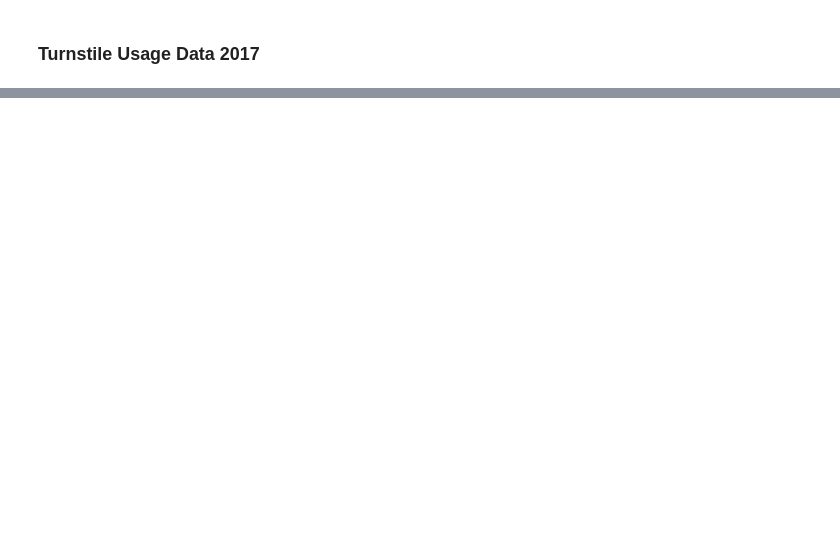
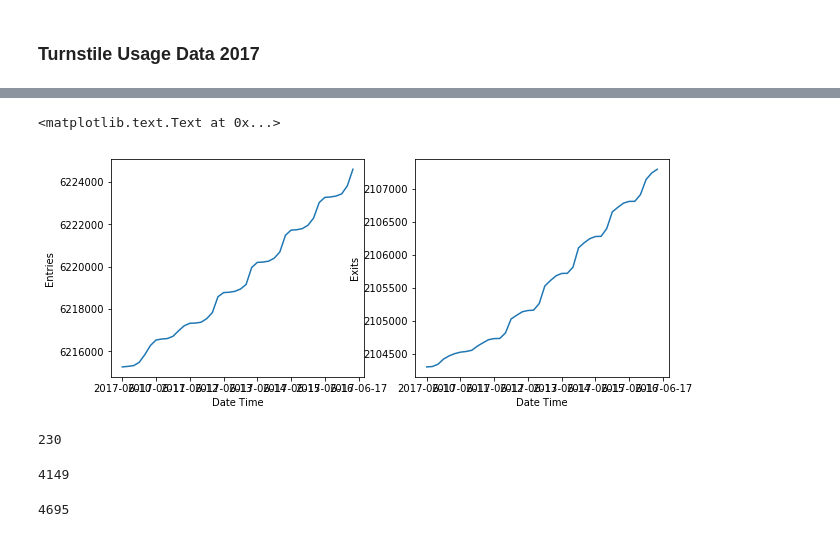
Before and after one commit to everling-prime/benson, a Jupyter notebook: exploration_ML.ipynb, the cells around one changed output, grey strips where cells are left out. Saved outputs shown, nothing was run; the diff lists cells and outputs as text; code cells hidden in the pictures; blank space fills up the shorter version.

Commit message:
Modified exploration_ML.m. Now has multi-level indexing. Broke  down data into individual meters, such that diffs can be calculated, and data re-aggragated.

```diff
--- a/exploration_ML.ipynb
+++ b/exploration_ML.ipynb
@@ -79,7 +79,8 @@ nyc_entr_exit.sample(5)
 # %%
 ### Turnstile Usage Data: 2017
 # State of New York — Data file contains information on entry/exit register values for individual control areas.
+nyc_turnstile_2017 = pd.read_csv('turnstile_data/turnstile_170617.txt')
 #nyc_turnstile_2017 = pd.read_csv("https://data.ny.gov/api/views/v5y5-mwpb/rows.csv")
-nyc_turnstile_2017 = pd.read_csv('turnstile_data/Turnstile_Usage_Data__2017.csv')
+#nyc_turnstile_2017 = pd.read_csv('turnstile_data/Turnstile_Usage_Data__2017.csv')
 # %%
-nyc_turnstile_2017 = nyc_turnstile_2017.iloc[0:round(np.shape(nyc_turnstile_2017)[0])]
+#nyc_turnstile_2017 = nyc_turnstile_2017.iloc[0:round(np.shape(nyc_turnstile_2017)[0])]
@@ -88,0 +87,14 @@ nyc_turnstile_2017 = make_standard_names(nyc_turnstile_2017)
+# %%
+nyc_turnstile_2017 = clean_cols(nyc_turnstile_2017)
+nyc_turnstile_2017 = make_standard_names(nyc_turnstile_2017)
+
+nyc_turnstile_2017['readtime'] = nyc_turnstile_2017['date'] + ' ' + nyc_turnstile_2017['time']
+nyc_turnstile_2017['readtime'] = pd.to_datetime(nyc_turnstile_2017['readtime'], format='%m/%d/%Y %H:%M:%S')
+
+nyc_turnstile_2017['id'] = nyc_turnstile_2017['ca']+'_'+nyc_turnstile_2017['unit']+'_'+nyc_turnstile_2017['scp']
+# %%
+nyc_turnstile_2017_grouped = nyc_turnstile_2017.set_index(['id','readtime'])
+
+# Calculate entries and exists per period
+nyc_turnstile_2017_grouped['entries_diff'] = nyc_turnstile_2017_grouped['entries'].diff()
+nyc_turnstile_2017_grouped['exits_diff'] = nyc_turnstile_2017_grouped['exits'].diff()
@@ -89,3 +142,36 @@ nyc_turnstile_2017 = make_standard_names(nyc_turnstile_2017)
+# %%
+first_turn = nyc_turnstile_2017_grouped.loc[
+    nyc_turnstile_2017_grouped.index.get_level_values('id') == 'A002_R051_02-00-00']
+
+fig,ax = plt.subplots(1,2,figsize=(10,4))
+
+ax[0].plot(first_turn.index.get_level_values('readtime'),first_turn.entries)
+ax[0].set_xlabel('Date Time')
+ax[0].set_ylabel('Entries')
+
+ax[1].plot(first_turn.index.get_level_values('readtime'),first_turn.exits)
+ax[1].set_xlabel('Date Time')
+ax[1].set_ylabel('Exits')
+# %% [output]
+<matplotlib.text.Text at 0x...>
+[figure, added]
+# %%
+scp_df = nyc_turnstile_2017['scp'].drop_duplicates()
+len(scp_df)
+# %% [output]
+230
+# %%
+scp_station_df = nyc_turnstile_2017[['scp','station']]
+scp_station_df = scp_station_df.drop_duplicates()
+len(scp_station_df)
+# %% [output]
+4149
+# %%
+#Make hierarchical index
+three_col = nyc_turnstile_2017[['ca','unit','scp']].drop_duplicates()
+len(three_col)
+# %% [output]
+4695
 # %%
 # Calculate entries and exists per period
 nyc_turnstile_2017['entries_diff'] = nyc_turnstile_2017['entries'].diff()
```
Also changed, not shown: parts of 9 cells of this notebook.
